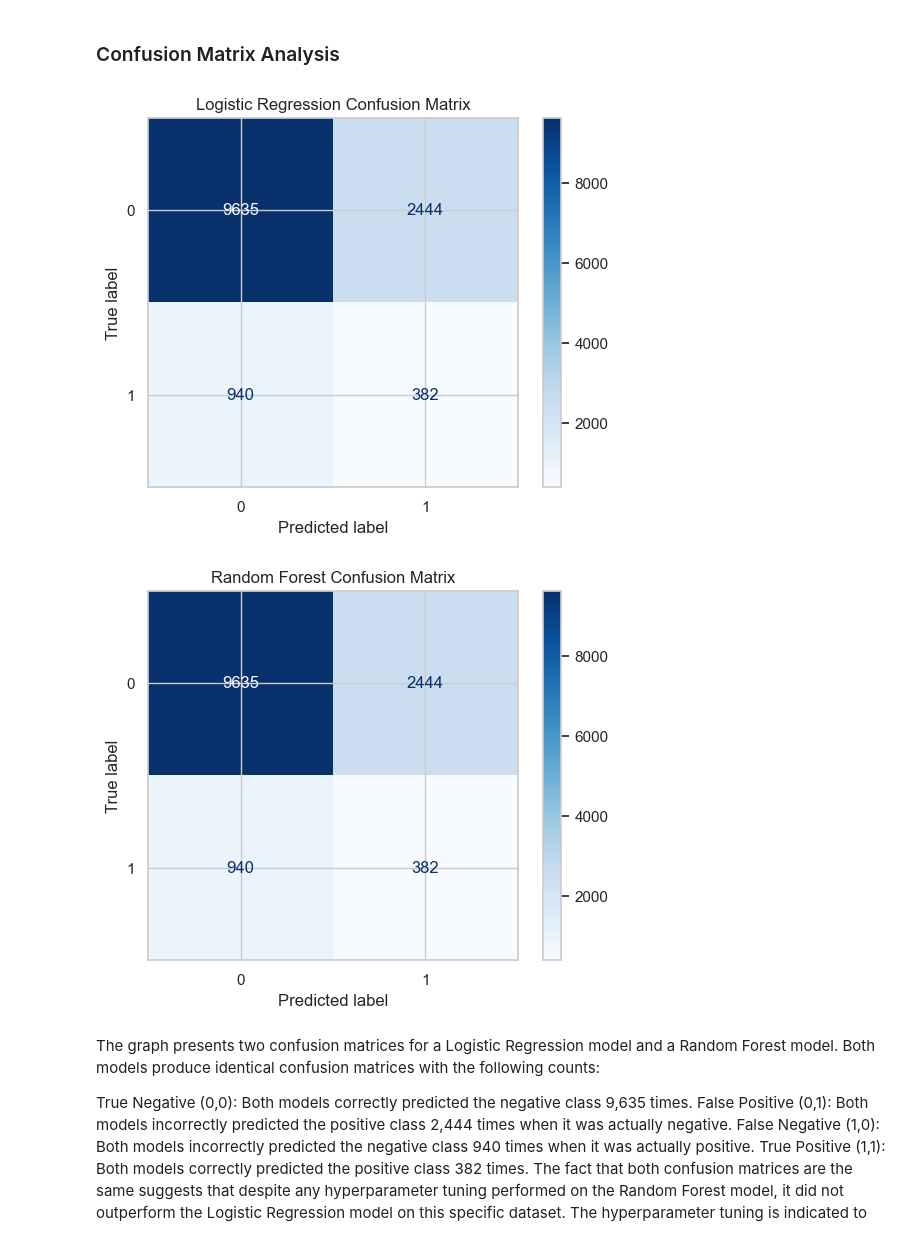
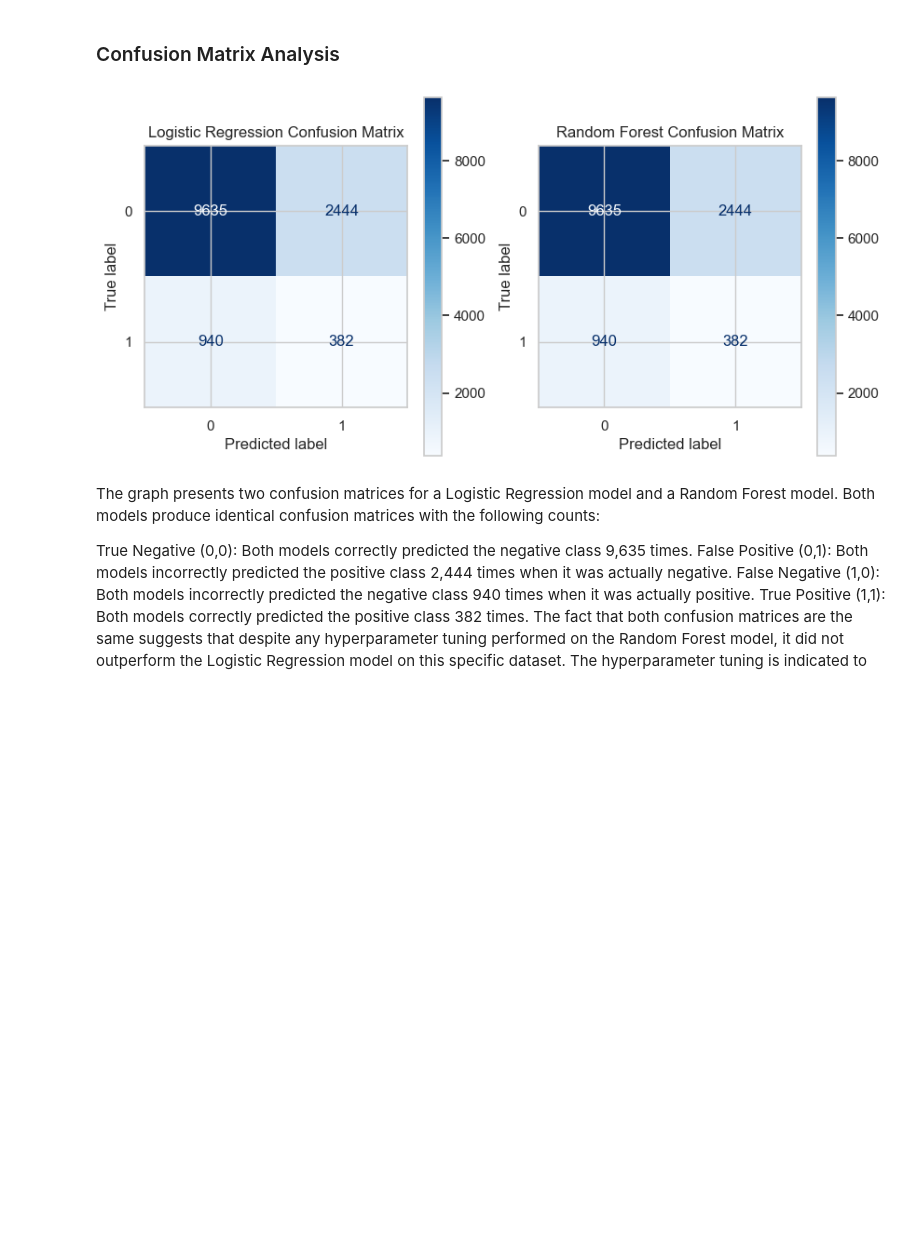
Before and after one commit to TrueCodee/Final-Project, a Jupyter notebook: Final Project.ipynb, the cells around one changed output. Drawn from its saved outputs; the diff is of its cells as text; code cells hidden in the pictures; blank space fills up the shorter version.

```diff
--- a/Final Project.ipynb
+++ b/Final Project.ipynb
@@ -394,23 +392,22 @@ Best ROC AUC Score: 0.5583651551478334
 # %%
 # Assuming log_reg_model and rf_model are your trained Logistic Regression and Random Forest models respectively
 # And X_test, y_test are your test features and labels
 
 # For Logistic Regression
+fig, ax = plt.subplots(nrows=1, ncols=2, figsize=(10, 5))
 cm_lr = confusion_matrix(y_test, log_reg_model.predict(X_test))
 disp_lr = ConfusionMatrixDisplay(confusion_matrix=cm_lr)
-disp_lr.plot(cmap=plt.cm.Blues)
-plt.title('Logistic Regression Confusion Matrix')
-plt.show()
+disp_lr.plot(cmap=plt.cm.Blues, ax=ax[0])
+ax[0].set_title('Logistic Regression Confusion Matrix')
 
 # For Random Forest
 cm_rf = confusion_matrix(y_test, rf_model.predict(X_test))
 disp_rf = ConfusionMatrixDisplay(confusion_matrix=cm_rf)
-disp_rf.plot(cmap=plt.cm.Blues)
-plt.title('Random Forest Confusion Matrix')
+disp_rf.plot(cmap=plt.cm.Blues, ax=ax[1])
+ax[1].set_title('Random Forest Confusion Matrix')
 plt.show()
 # %% [output]
-[figure, old version]
+[figure, new version]
-[figure, removed]
 # %% [markdown]
 The graph presents two confusion matrices for a Logistic Regression model and a Random Forest model. Both models produce identical confusion matrices with the following counts:
 
```
Also changed, not shown: parts of 5 cells of this notebook.
